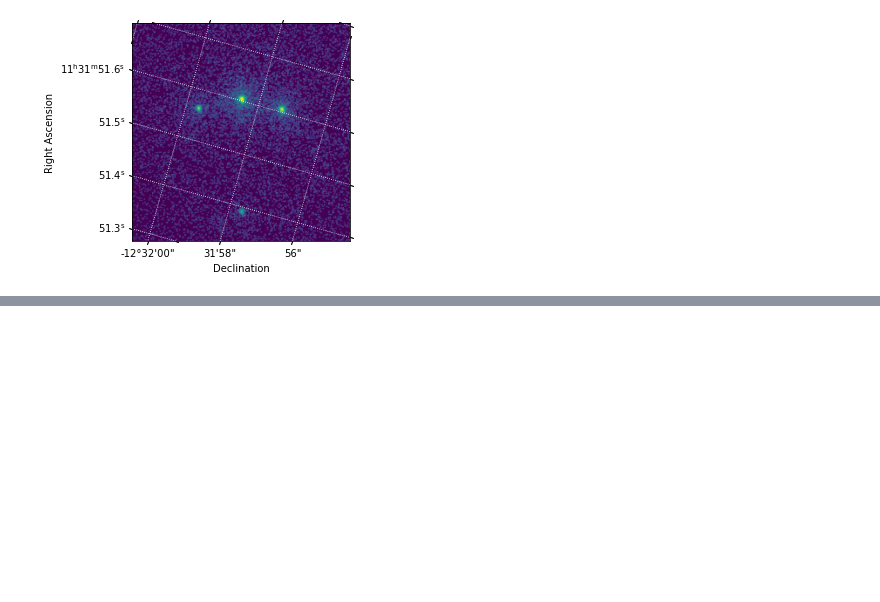
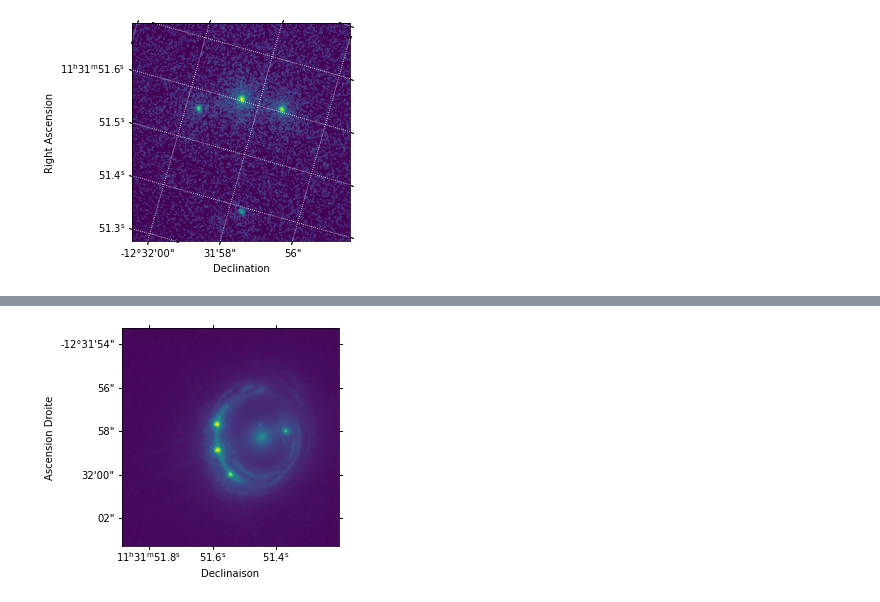
Before and after one commit to AlexandreAdam/rxj1131, a Jupyter notebook: notebooks/image_playground.ipynb, the cells around one changed output, grey strips where cells are left out. Saved outputs shown, nothing was run; the diff lists cells and outputs as text; code cells hidden in the pictures; blank space fills up the shorter version.

```diff
--- a/notebooks/image_playground.ipynb
+++ b/notebooks/image_playground.ipynb
@@ -150,0 +195,14 @@ sky
+# %%
+centroid2 = wcs2.world_to_pixel(wcs.pixel_to_world(*list(centroid)))
+cutout2 = Cutout2D(im2, centroid2, (250, 250), wcs=wcs2)
+plt.subplot(projection=cutout2.wcs)
+plt.imshow(cutout2.data, norm=ImageNormalize(stretch=LogStretch()))
+ax = plt.gca()
+# ax.coords[0].set_ticklabel_position('l')
+# ax.coords[0].grid(color='white', ls='dotted')
+ax.set_ylabel('Ascension Droite')
+# ax.coords[1].set_ticklabel_position('b')
+# ax.coords[1].grid(color='white', ls='dotted')
+ax.set_xlabel('Declinaison');
+# %% [output]
+[figure, added]
```
Also changed, not shown: parts of 18 cells of this notebook.
